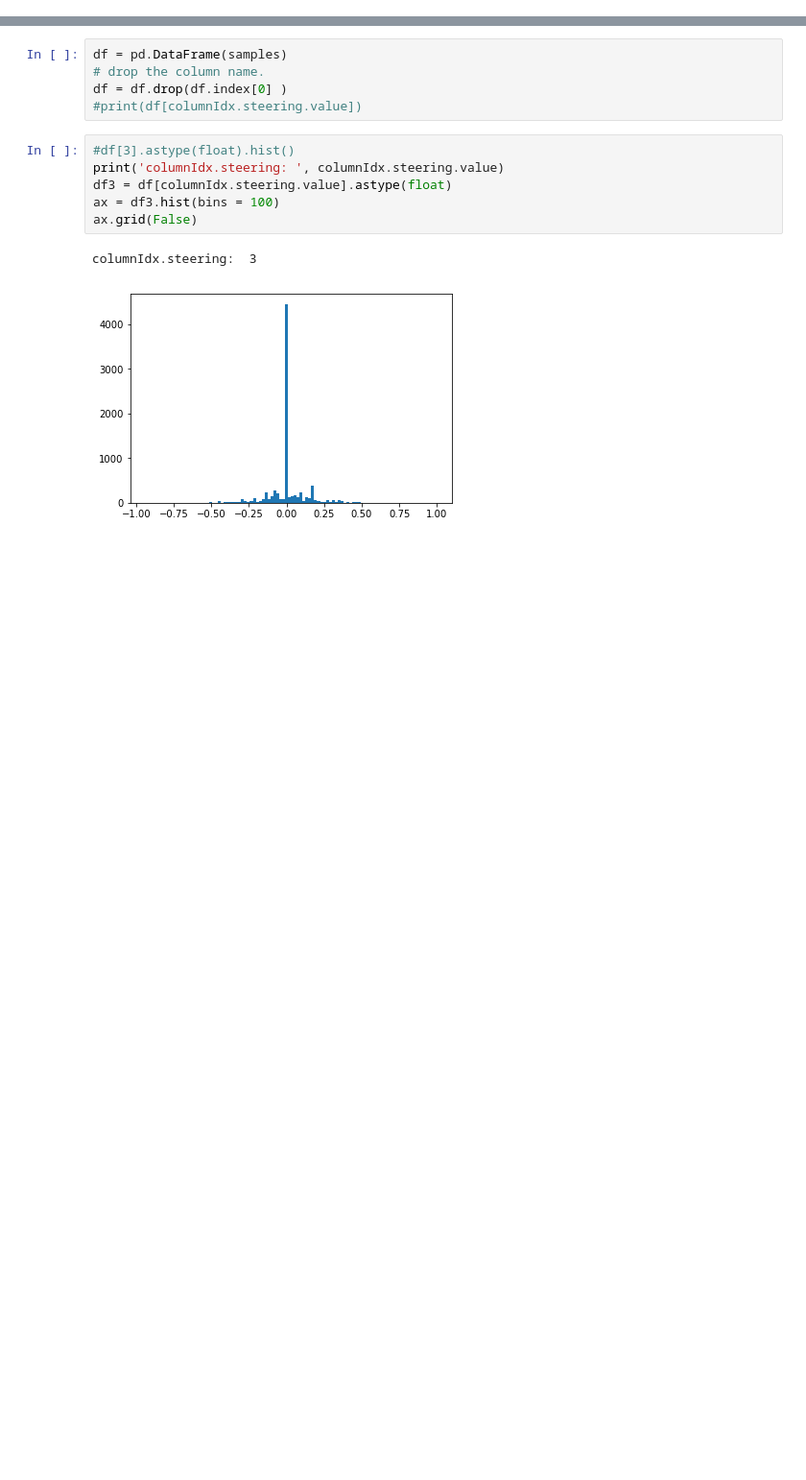
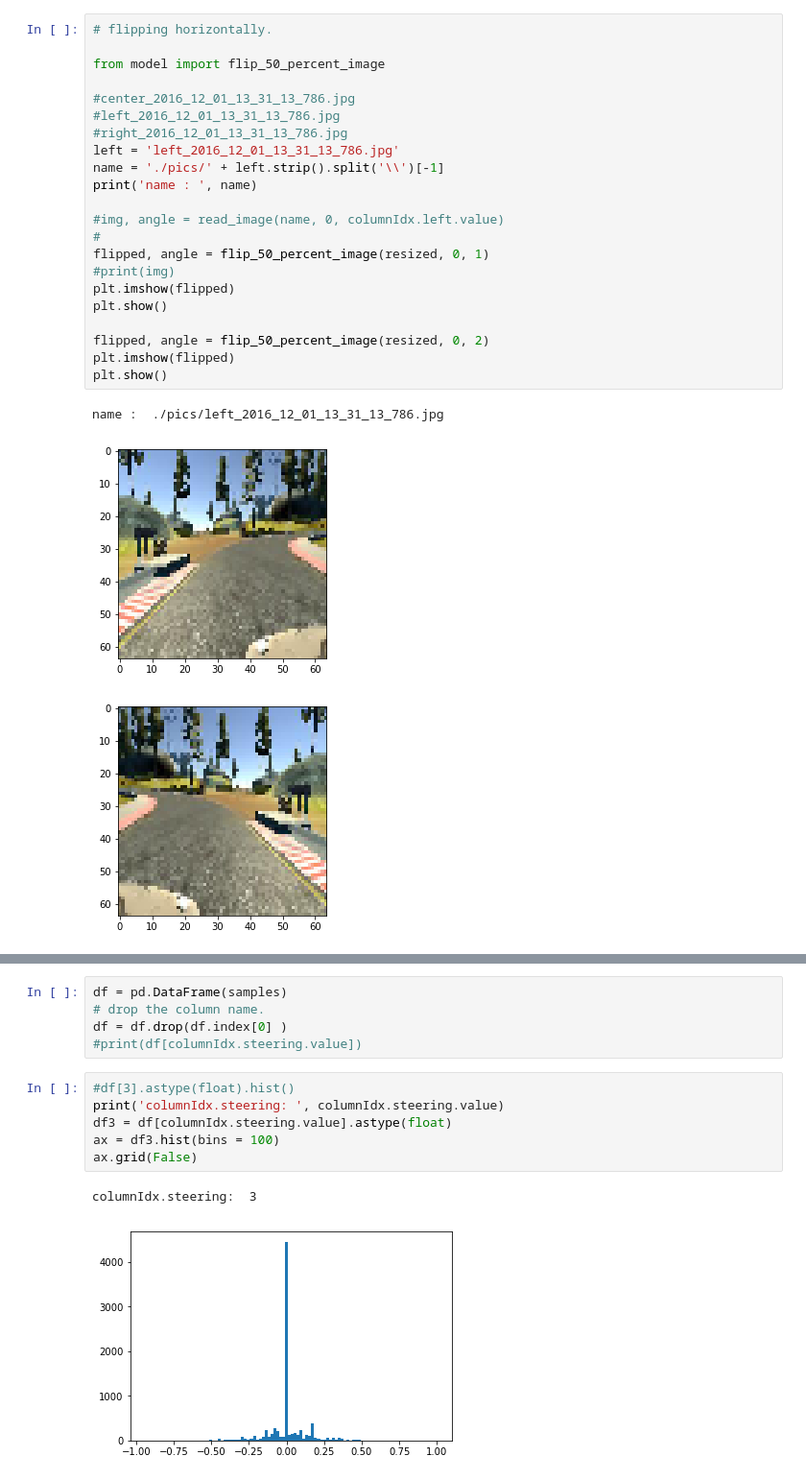
Before and after one commit to sunpochin/CarND-Behavioral-Cloning-P3, a Jupyter notebook: basicEDA.ipynb, the cells around one changed output, grey strips where cells are left out. Shown: that part at 96% size. Drawn from its saved outputs; the diff is of its cells as text; blank space fills up the shorter version.

```diff
--- a/basicEDA.ipynb
+++ b/basicEDA.ipynb
@@ -71,0 +144,26 @@ Tensor("Squeeze:0", shape=(64, 64, 1), dtype=float32)
+# %%
+# flipping horizontally.
+
+from model import flip_50_percent_image
+
+#center_2016_12_01_13_31_13_786.jpg
+#left_2016_12_01_13_31_13_786.jpg
+#right_2016_12_01_13_31_13_786.jpg
+left = 'left_2016_12_01_13_31_13_786.jpg'
+name = './pics/' + left.strip().split('\\')[-1]
+print('name : ', name)
+
+#img, angle = read_image(name, 0, columnIdx.left.value)
+#
+flipped, angle = flip_50_percent_image(resized, 0, 1)
+#print(img)
+plt.imshow(flipped)
+plt.show()
+
+flipped, angle = flip_50_percent_image(resized, 0, 2)
+plt.imshow(flipped)
+plt.show()
+# %% [output]
+name :  ./pics/left_2016_12_01_13_31_13_786.jpg
+[figure, added]
+[figure, added]
```
Also changed, not shown: parts of 8 cells of this notebook, 11 other files.
